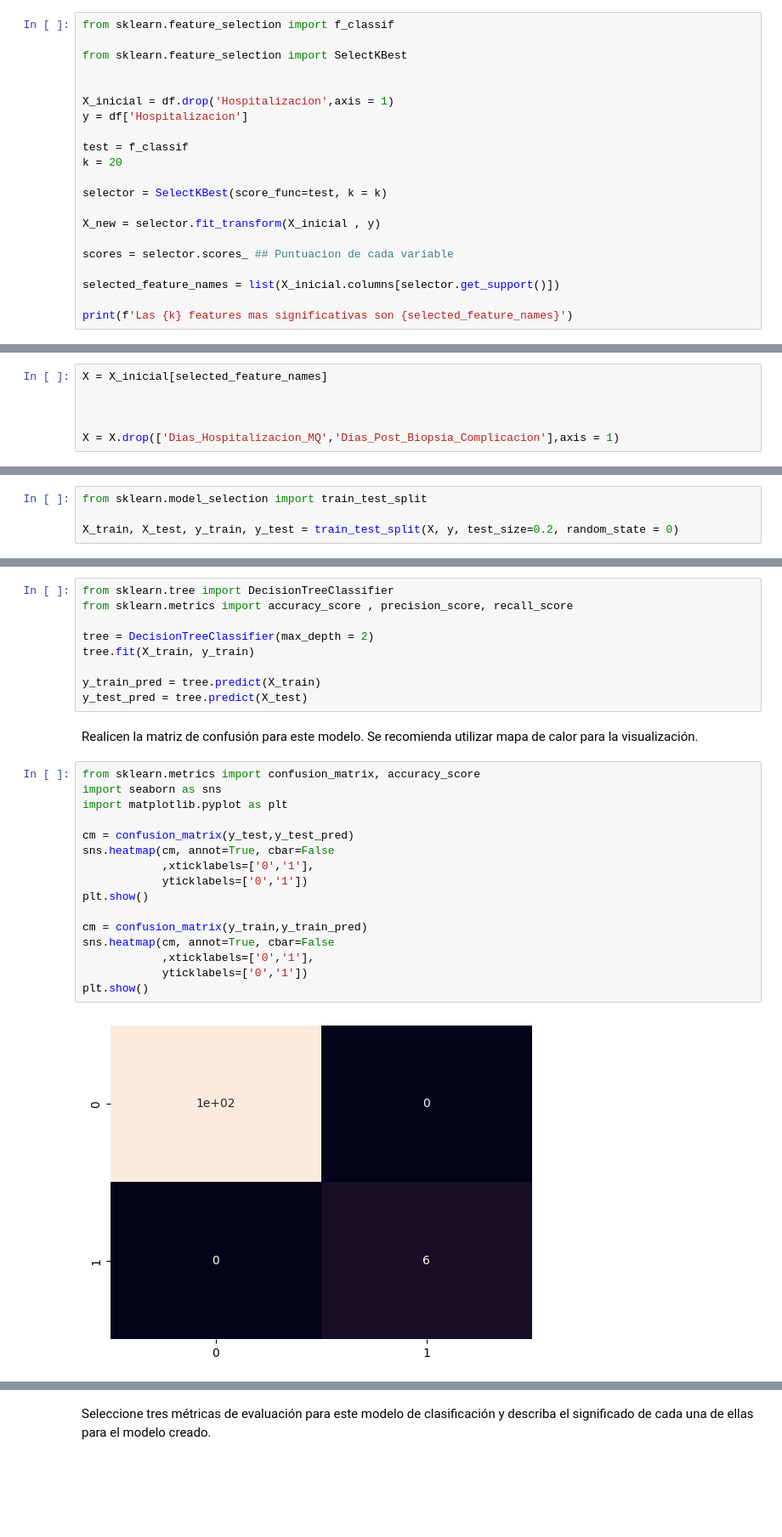
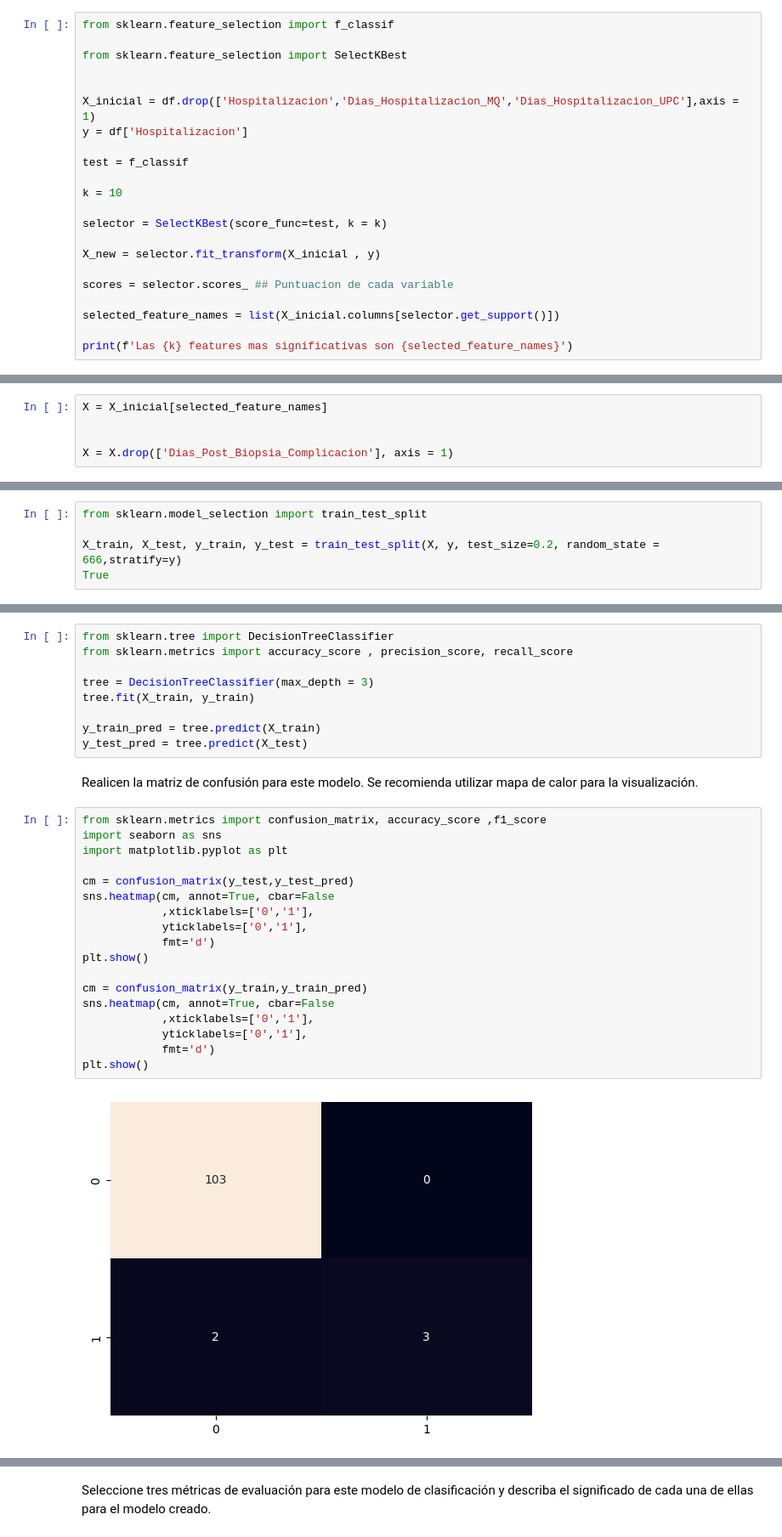
Before and after one commit to dalejandroramirez/proyectoIntegradorML, a Jupyter notebook: Proyecto_Integrador_3_Modelamiento.ipynb, the cells around one changed output, grey strips where cells are left out. Shown: that part at 85% size. Drawn from its saved outputs; the diff is of its cells as text; blank space fills up the shorter version.

```diff
--- a/Proyecto_Integrador_3_Modelamiento.ipynb
+++ b/Proyecto_Integrador_3_Modelamiento.ipynb
@@ -28,11 +30,12 @@ from sklearn.feature_selection import f_classif
 from sklearn.feature_selection import SelectKBest
 
 
-X_inicial = df.drop('Hospitalizacion',axis = 1)
+X_inicial = df.drop(['Hospitalizacion','Dias_Hospitalizacion_MQ','Dias_Hospitalizacion_UPC'],axis = 1)
 y = df['Hospitalizacion']
 
 test = f_classif
-k = 20
+
+k = 10
 
 selector = SelectKBest(score_func=test, k = k)
 
@@ -49,8 +74,7 @@ Las 20 features mas significativas son ['Edad', 'Diabetes', 'Hospitalizacion_Ult
 X = X_inicial[selected_feature_names]
 
 
-
-X = X.drop(['Dias_Hospitalizacion_MQ','Dias_Post_Biopsia_Complicacion'],axis = 1)
+X = X.drop(['Dias_Post_Biopsia_Complicacion'], axis = 1)
 # %%
 X.columns
 # %% [output]
@@ -69,4 +100,5 @@ Separen el dataset en X_train, X_test, y_train y y_test
 # %%
 from sklearn.model_selection import train_test_split
 
-X_train, X_test, y_train, y_test = train_test_split(X, y, test_size=0.2, random_state = 0)
+X_train, X_test, y_train, y_test = train_test_split(X, y, test_size=0.2, random_state = 666,stratify=y)
+True
@@ -76,7 +110,7 @@ Instancien, entrenen y predigan sobre un árbol de decisión asignando una profu
 from sklearn.tree import DecisionTreeClassifier
 from sklearn.metrics import accuracy_score , precision_score, recall_score
 
-tree = DecisionTreeClassifier(max_depth = 2)
+tree = DecisionTreeClassifier(max_depth = 3)
 tree.fit(X_train, y_train)
 
 y_train_pred = tree.predict(X_train)
@@ -84,20 +118,22 @@ y_test_pred = tree.predict(X_test)
 # %% [markdown]
 Realicen la matriz de confusión para este modelo. Se recomienda utilizar mapa de calor para la visualización.
 # %%
-from sklearn.metrics import confusion_matrix, accuracy_score
+from sklearn.metrics import confusion_matrix, accuracy_score ,f1_score
 import seaborn as sns
 import matplotlib.pyplot as plt
 
 cm = confusion_matrix(y_test,y_test_pred)
 sns.heatmap(cm, annot=True, cbar=False
             ,xticklabels=['0','1'],
-            yticklabels=['0','1'])
+            yticklabels=['0','1'],
+            fmt='d')
 plt.show()
 
 cm = confusion_matrix(y_train,y_train_pred)
 sns.heatmap(cm, annot=True, cbar=False
             ,xticklabels=['0','1'],
-            yticklabels=['0','1'])
+            yticklabels=['0','1'],
+            fmt='d')
 plt.show()
 # %% [output]
-[figure, old version]
+[figure, new version]
```
Also changed, not shown: parts of 13 cells of this notebook, 1 other file.
